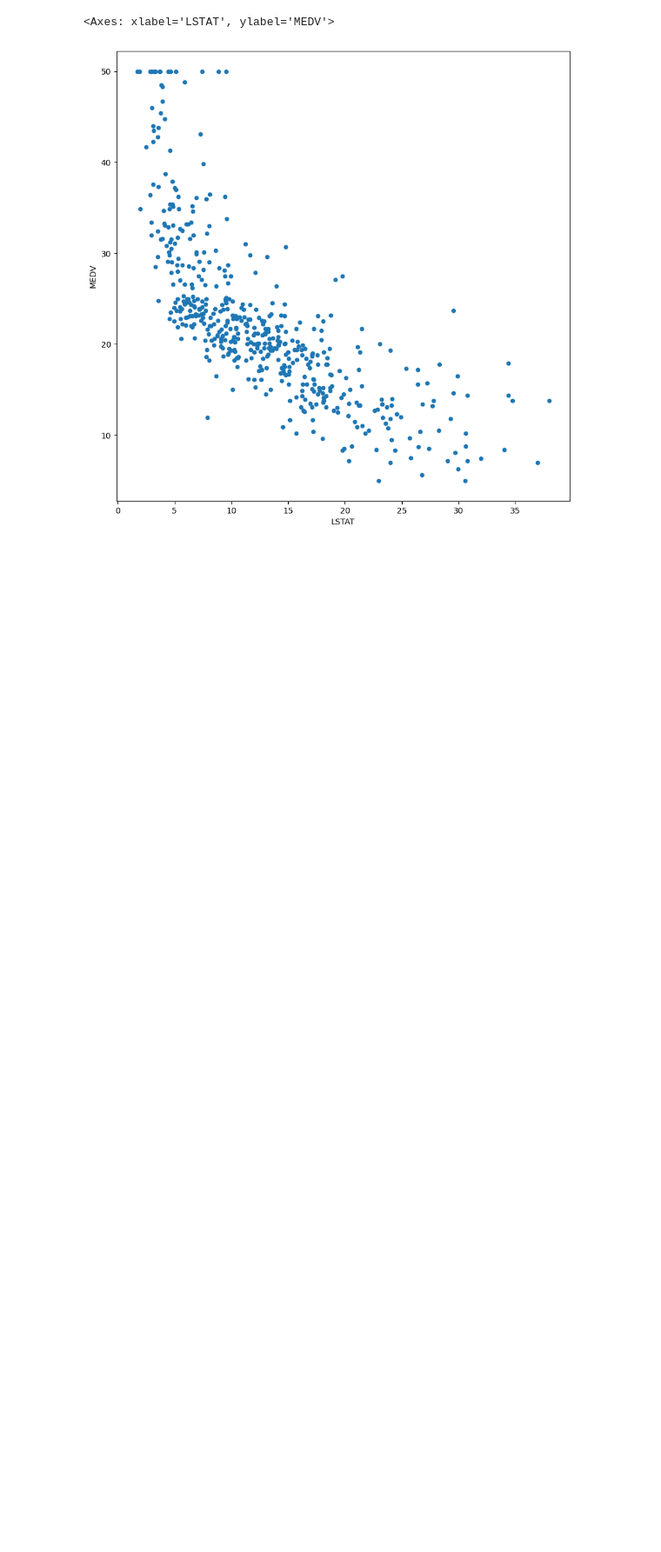
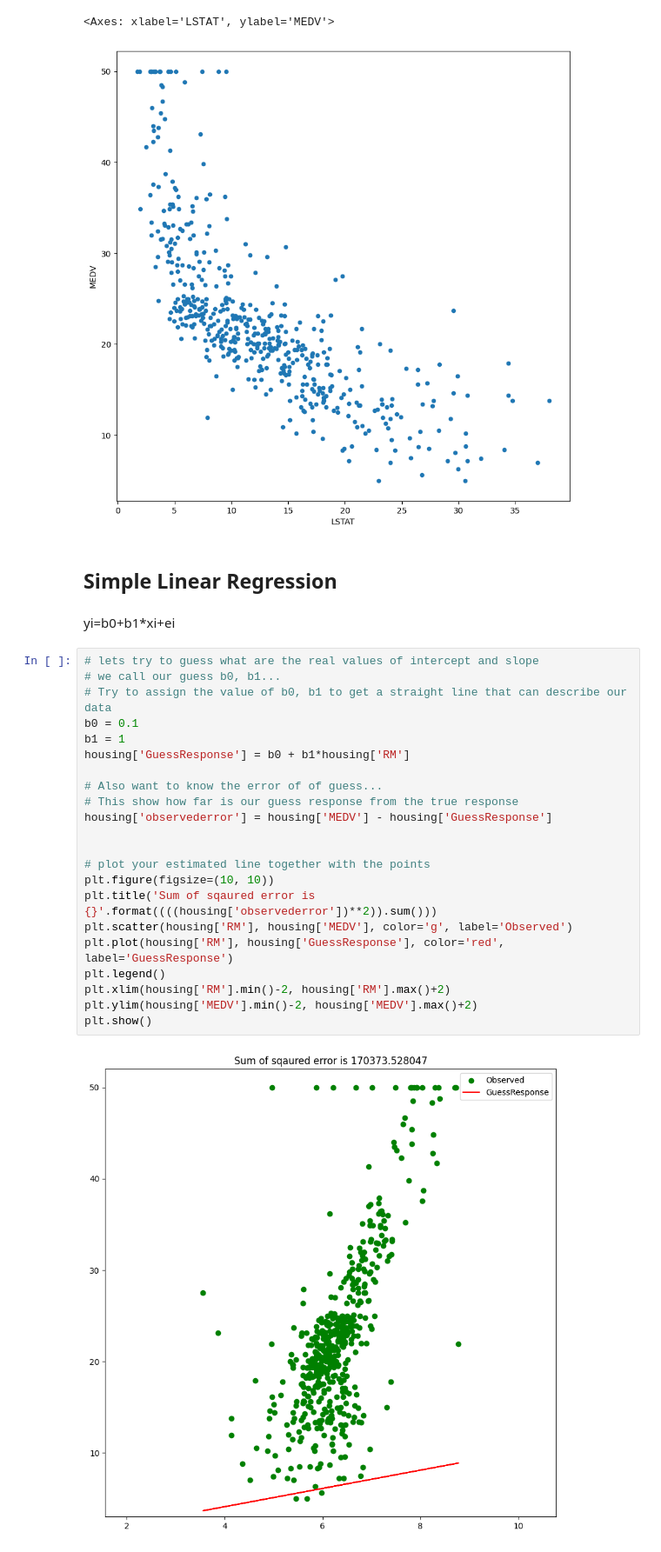
Before and after one commit to CheropS/Visualization-stock-prices, a Jupyter notebook: housing.ipynb, the cells around one changed output. Shown: that part at 87% size. Cells and saved outputs as stored; diff of their text form; blank space fills up the shorter version.

```diff
--- a/housing.ipynb
+++ b/housing.ipynb
@@ -56,3 +57,31 @@ housing.plot(kind='scatter', x='LSTAT', y='MEDV', figsize=(10,10))
 # %% [output]
 <Axes: xlabel='LSTAT', ylabel='MEDV'>
 [figure]
+# %% [markdown]
+## Simple Linear Regression
+# %% [markdown]
+yi=b0+b1*xi+ei
+# %%
+# lets try to guess what are the real values of intercept and slope
+# we call our guess b0, b1...
+# Try to assign the value of b0, b1 to get a straight line that can describe our data
+b0 = 0.1
+b1 = 1
+housing['GuessResponse'] = b0 + b1*housing['RM']
+
+# Also want to know the error of of guess...
+# This show how far is our guess response from the true response
+housing['observederror'] = housing['MEDV'] - housing['GuessResponse']
+
+
+# plot your estimated line together with the points
+plt.figure(figsize=(10, 10))
+plt.title('Sum of sqaured error is {}'.format((((housing['observederror'])**2)).sum()))
+plt.scatter(housing['RM'], housing['MEDV'], color='g', label='Observed')
+plt.plot(housing['RM'], housing['GuessResponse'], color='red', label='GuessResponse')
+plt.legend()
+plt.xlim(housing['RM'].min()-2, housing['RM'].max()+2)
+plt.ylim(housing['MEDV'].min()-2, housing['MEDV'].max()+2)
+plt.show()
+# %% [output]
+[figure, added]
```
Also changed, not shown: parts of 6 cells of this notebook.
